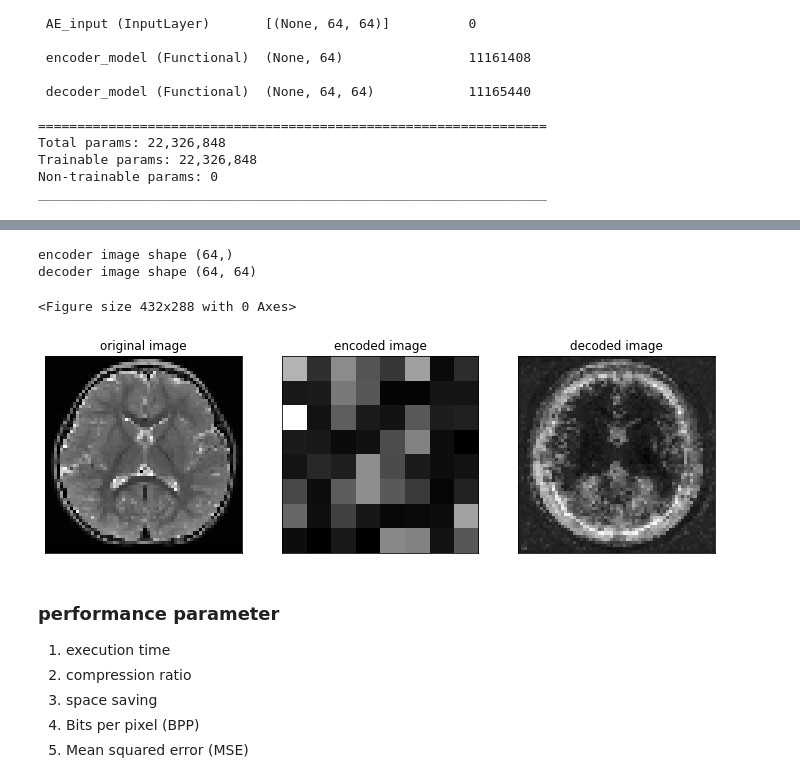
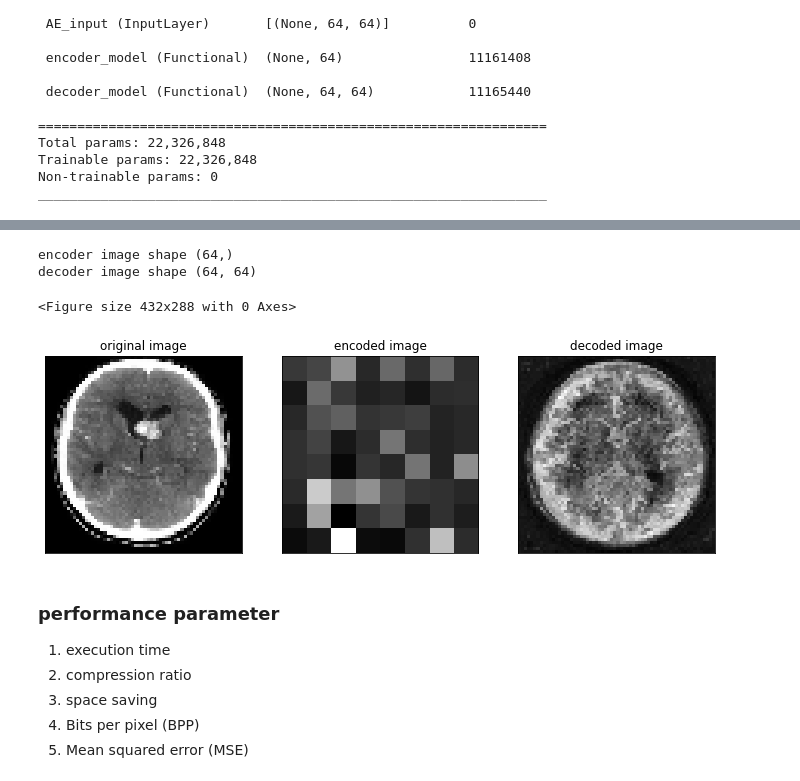
Before and after one commit to tirtharajsinha/Autoencoder_for_image_compression, a Jupyter notebook: Autoencoder.V.2 for image compression using Deep learning.ipynb, the cells around one changed output, grey strips where cells are left out. Cells and saved outputs as stored; diff of their text form; code cells hidden in the pictures.

```diff
--- a/Autoencoder.V.2 for image compression using Deep learning.ipynb
+++ b/Autoencoder.V.2 for image compression using Deep learning.ipynb
@@ -274,2 +278,13 @@ Wall time: 1.08 s
 <Figure size 432x288 with 0 Axes>
 [figure]
+# %%
+rawimages1,orgimages1,thrsimages1,target1=load_images(path+"/no",False,org=[],orgimages=[],thrsl=[],target=[])
+rawimages+=rawimages1
+orgimages+=orgimages1
+thrsimages+=thrsimages1
+target+=target1
+img_index+=list(range(high_i,len(target)))
+
+# # print(images.shape)
+show_image(orgimages[high_i:],num=3)
+# print(result)
@@ -276,8 +294,12 @@ Wall time: 1.08 s
 # %%
 # checking the dimention of the processed data
+rawdata=np.array(rawimages)
 orgdata=np.array(orgimages)
 orgdata1=np.array(thrsimages)
+target=np.array(target)
+img_index=np.array(img_index)
 print(orgdata1.shape)
+# print(img_index)
 # %% [output]
 (228, 64, 64)
 # %% [markdown]
@@ -476,8 +498,9 @@ ae.compile(loss="mse", optimizer=tensorflow.keras.optimizers.Adam(learning_rate=
 # %%
 # preparing brain tumor dataset spliting into test train default ratio is 0.2
 
-x_train_org,x_val_org,x_test_org,x_train_org1,x_val_org1,x_test_org1=test_train_splitter(orgdata,orgdata1)
+x_train_index,x_val_index,x_test_index,x_train_org1,x_val_org1,x_test_org1=test_train_splitter(img_index,orgdata1)
 
-print(x_train_org.shape,x_val_org.shape,x_test_org.shape)
+print(x_train_index.shape,x_val_index.shape,x_test_index.shape)
 print(x_train_org1.shape,x_val_org1.shape,x_test_org1.shape)
+# print(x_test_index)
 # %% [output]
@@ -521,6 +546,7 @@ decoded_images = decoder.predict(encoded_images)
 execution_time=time.time() - start_time
 decode_time=execution_time-encode_time
 
+x_test_org=np.array([orgdata[i] for i in x_test_index])
 
 # decoder original image resolution
 org_res=(decoded_images.shape[0], 64, 64)
@@ -549,40 +575,40 @@ plt.figure()
 plt.figure(figsize=(12, 7))
 plt.subplot(1,3,1)
 sample_id=1
-
+global_index=x_test_index[sample_id]
 
 original_sample=x_test_org[sample_id]
 plt.imshow(original_sample,cmap="gray")
 plt.tick_params(axis="both", which="both",
                 top=False,bottom=False,left=False,right=False,
                 labelbottom=False,labeltop=False,labelleft=False,
                 labelright=False)
 plt.title("original image")
 
 plt.subplot(1,3,2)
 
 encoded_sample = encoded_samples[sample_id]
 plt.imshow(encoded_sample,cmap="gray")
 plt.tick_params(axis="both", which="both",
                 top=False,bottom=False,left=False,right=False,
                 labelbottom=False,labeltop=False,labelleft=False,
                 labelright=False)
 plt.title("encoded image")
 
 plt.subplot(1,3,3)
 decoded_sample=decoded_images_orig[sample_id]
 plt.imshow(decoded_sample,cmap="gray")
 plt.tick_params(axis="both", which="both",
                 top=False,bottom=False,left=False,right=False,
                 labelbottom=False,labeltop=False,labelleft=False,
                 labelright=False)
 plt.title("decoded image")
 plt.show()
 # %% [output]
 encoder image shape (64,)
 decoder image shape (64, 64)
 <Figure size 432x288 with 0 Axes>
-[figure, old version]
+[figure, new version]
 # %% [markdown]
 ### performance parameter
 1. execution time
```
Also changed, not shown: parts of 21 cells of this notebook, 9 other files.
